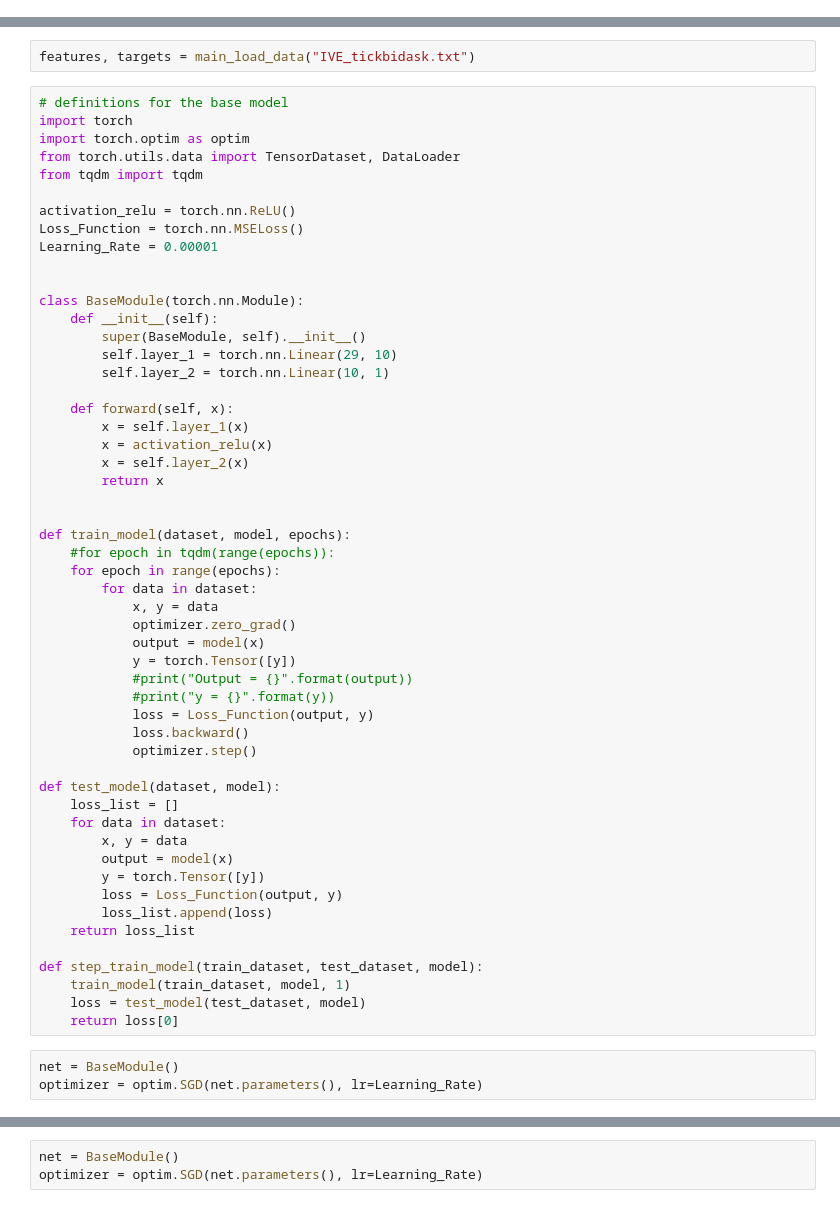
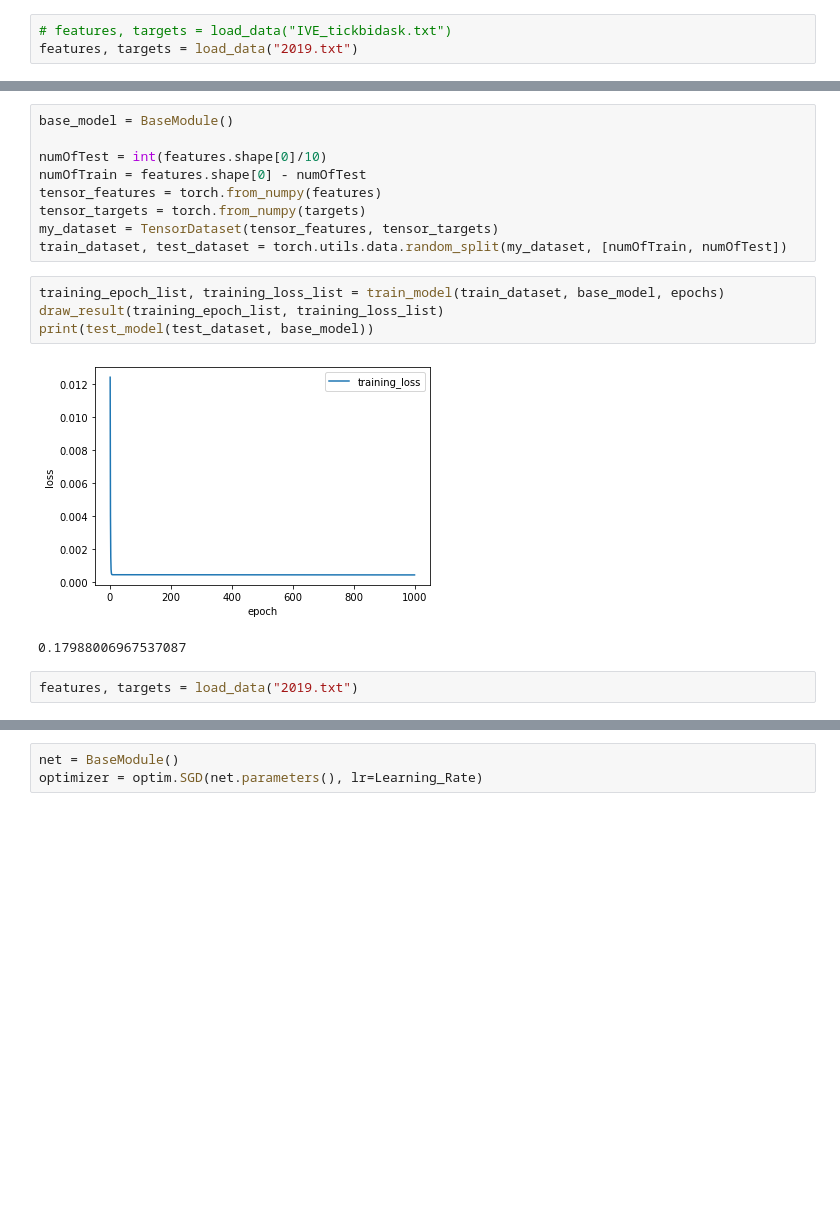
Before and after one commit to tzk524/deep_learning_final_project, a Jupyter notebook: baseline_model.ipynb, the cells around one changed output, grey strips where cells are left out. Drawn from its saved outputs; the diff is of its cells as text; blank space fills up the shorter version.

Commit message:
updated base model

```diff
--- a/baseline_model.ipynb
+++ b/baseline_model.ipynb
@@ -68 +93,4 @@ def main_load_data(path):
     return features, targets
+# %%
+# features, targets = load_data("IVE_tickbidask.txt")
+features, targets = load_data("2019.txt")
@@ -69,58 +167,18 @@ def main_load_data(path):
+# %%
+base_model = BaseModule()
+
+numOfTest = int(features.shape[0]/10)
+numOfTrain = features.shape[0] - numOfTest
+tensor_features = torch.from_numpy(features)
+tensor_targets = torch.from_numpy(targets)
+my_dataset = TensorDataset(tensor_features, tensor_targets)
+train_dataset, test_dataset = torch.utils.data.random_split(my_dataset, [numOfTrain, numOfTest])
+# %%
+training_epoch_list, training_loss_list = train_model(train_dataset, base_model, epochs)
+draw_result(training_epoch_list, training_loss_list)
+print(test_model(test_dataset, base_model))
+# %% [output]
+[figure, added]
+0.17988006967537087
 # %%
-features, targets = main_load_data("IVE_tickbidask.txt")
+features, targets = load_data("2019.txt")
-# %%
-# definitions for the base model
-import torch
-import torch.optim as optim
-from torch.utils.data import TensorDataset, DataLoader
-from tqdm import tqdm
-
-activation_relu = torch.nn.ReLU()
-Loss_Function = torch.nn.MSELoss()
-Learning_Rate = 0.00001
-
-
-class BaseModule(torch.nn.Module):
-    def __init__(self):
-        super(BaseModule, self).__init__()
-        self.layer_1 = torch.nn.Linear(29, 10)
-        self.layer_2 = torch.nn.Linear(10, 1)
-
-    def forward(self, x):
-        x = self.layer_1(x)
-        x = activation_relu(x)
-        x = self.layer_2(x)
-        return x
-
-
-def train_model(dataset, model, epochs):
-    #for epoch in tqdm(range(epochs)):
-    for epoch in range(epochs):
-        for data in dataset:
-            x, y = data
-            optimizer.zero_grad()
-            output = model(x)
-            y = torch.Tensor([y])
-            #print("Output = {}".format(output))
-            #print("y = {}".format(y))
-            loss = Loss_Function(output, y)
-            loss.backward()
-            optimizer.step()
-
-def test_model(dataset, model):
-    loss_list = []
-    for data in dataset:
-        x, y = data
-        output = model(x)
-        y = torch.Tensor([y])
-        loss = Loss_Function(output, y)
-        loss_list.append(loss)
-    return loss_list
-
-def step_train_model(train_dataset, test_dataset, model):
-    train_model(train_dataset, model, 1)
-    loss = test_model(test_dataset, model)
-    return loss[0]
-# %%
-net = BaseModule()
-optimizer = optim.SGD(net.parameters(), lr=Learning_Rate)
```
Also changed, not shown: parts of 8 cells of this notebook.
